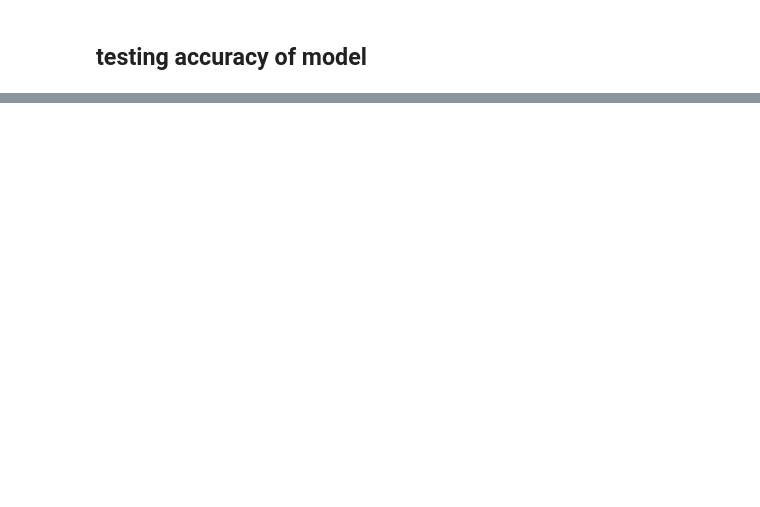
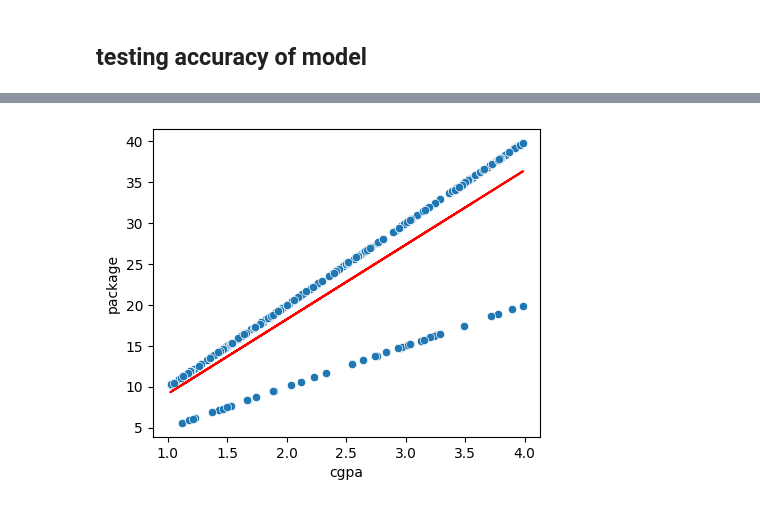
Before and after one commit to Javaria-Shabbir24/RegressionAnalysis-MachineLearning, a Jupyter notebook: LinearRegressionAnalysis.ipynb, the cells around one changed output, grey strips where cells are left out. Cells and saved outputs as stored; diff of their text form; code cells hidden in the pictures; blank space fills up the shorter version.

Commit message:
predicted line generated

```diff
--- a/LinearRegressionAnalysis.ipynb
+++ b/LinearRegressionAnalysis.ipynb
@@ -115,0 +116,2 @@ lr.score(x_test,y_test)*100
+# %%
+y_prd= lr.predict(x)
@@ -115,0 +120,8 @@ lr.score(x_test,y_test)*100
+# %%
+plt.figure(figsize=(5,4))
+sns.scatterplot(x="cgpa",y="package",data=dataset,label="org")
+#prediction line
+plt.plot(dataset["cgpa"],y_prd,c="red",label="predict")
+plt.show()
+# %% [output]
+[figure, added]
```
Also changed, not shown: parts of 4 cells of this notebook.
